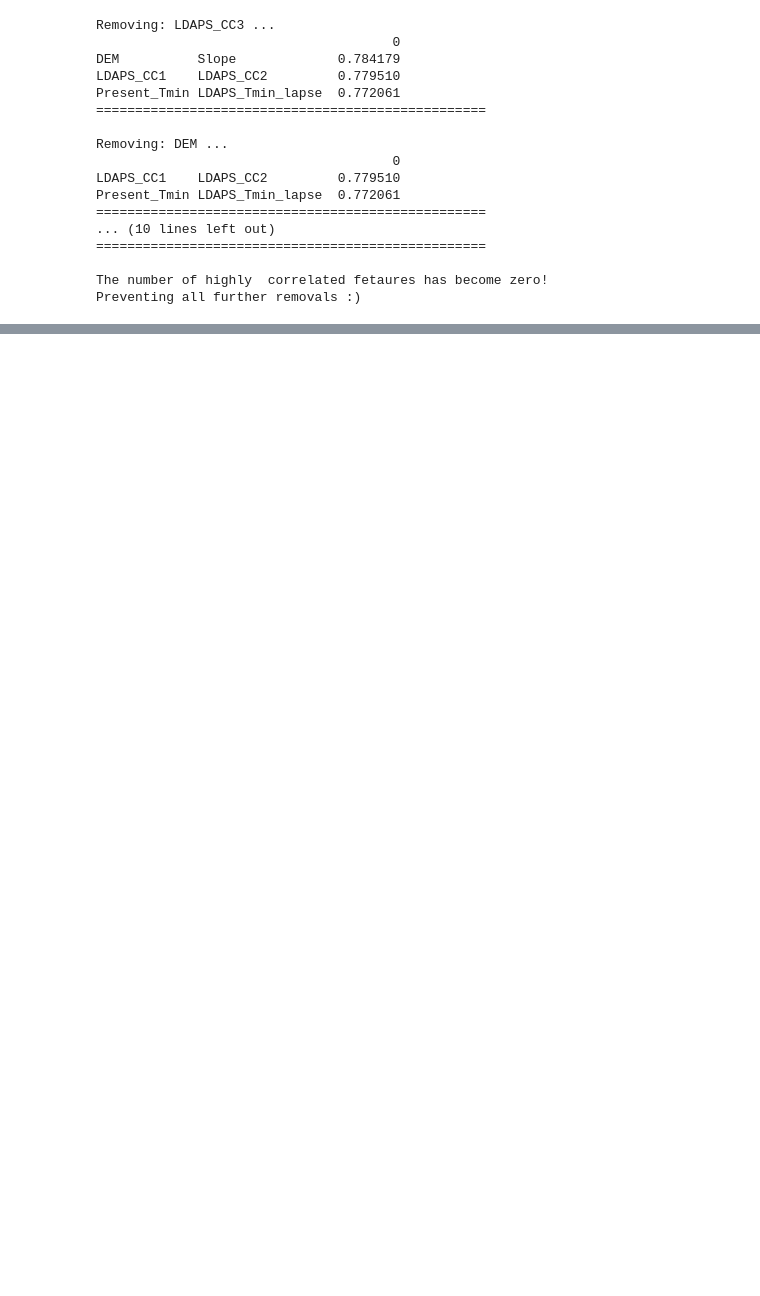
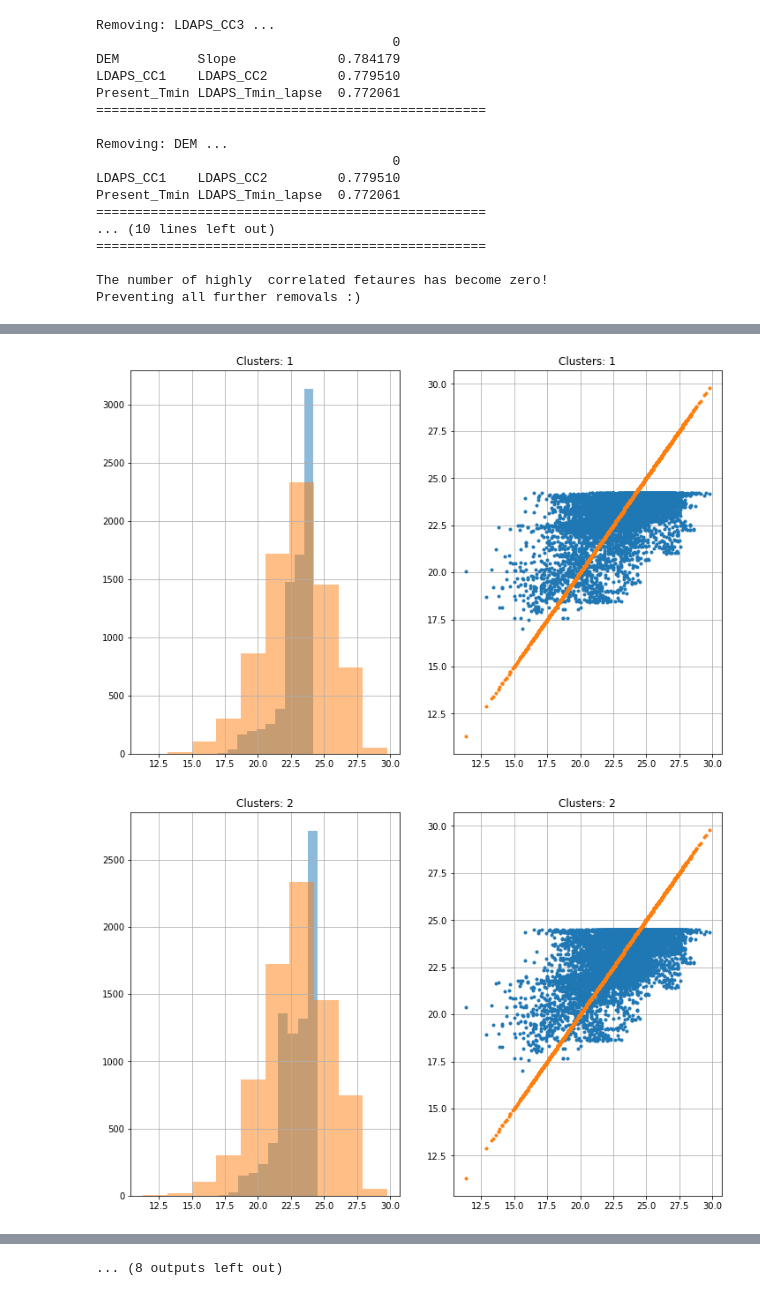
Before and after one commit to sowmyamanojna/CS5691-PRML-Assignments, a Jupyter notebook: assignment1/codes/question_3.ipynb, the cells around one changed output, grey strips where cells are left out. Drawn from its saved outputs; the diff is of its cells as text; code cells hidden in the pictures; blank space fills up the shorter version.

```diff
--- a/assignment1/codes/question_3.ipynb
+++ b/assignment1/codes/question_3.ipynb
@@ -282,0 +263,59 @@ df_sse
+# %%
+from sklearn.cluster import KMeans
+
+num_clusters = [1]
+num_clusters.extend(range(2,10))
+num_clusters.extend(range(15, 31, 5))
+num_clusters.extend(range(40, 101, 10))
+
+sse_list = []
+label_list = []
+cluster_centers_list = []
+error_list = []
+
+for n_clu in num_clusters:
+  kmeans = KMeans(n_clusters=n_clu, random_state=42).fit(df_new.to_numpy())
+  sse_list.append(kmeans.inertia_)
+  label_list.append(kmeans.labels_)
+  cluster_centers_list.append(kmeans.cluster_centers_)
+
+  mean_centers = cluster_centers_list[-1]
+  # print("Mean shape:", mean_centers.shape)
+  corresponding_center = mean_centers[label_list[-1],:]
+
+  X = df_new.to_numpy()
+  distance = np.linalg.norm(X-corresponding_center, axis=1)
+  var = np.var(distance)*distance.size
+
+  phi = np.ones((X.shape[0], 1))
+  for i in range(n_clu):
+    A = X-mean_centers[i,:]
+    # print("A shape:", A.shape)
+    A = np.exp(-np.linalg.norm(X-mean_centers[i,:], axis=1)**2/var)
+    # print("A shape:", A.shape)
+    phi = np.append(phi, np.exp(-np.linalg.norm(X-mean_centers[i,:], axis=1)**2/var).reshape(-1,1), axis=1)
+
+  lmbda = 0
+  W1 = (np.linalg.inv(phi.T @ phi + lmbda*np.identity(phi.shape[1])) @ phi.T) @ df_save["Next_Tmin"]
+  W1 = W1.reshape(-1,1)
+  pred = phi @ W1
+
+  plt.figure(figsize=[12,8])
+  plt.title("Clusters: "+str(n_clu))
+  plt.subplot(1, 2, 1)
+  plt.hist(pred, alpha=0.5)
+  plt.hist(df_save["Next_Tmin"], alpha=0.5)
+  plt.title("Clusters: "+str(n_clu))
+  plt.grid()
+  plt.subplot(1, 2, 2)
+  plt.plot(df_save["Next_Tmin"], pred, ".")
+  plt.plot(df_save["Next_Tmin"], df_save["Next_Tmin"], '.')
+  plt.title("Clusters: "+str(n_clu))
+  plt.grid()
+  plt.show()
+
+  error = np.linalg.norm(df_save["Next_Tmin"].to_numpy().reshape(-1,1)-pred)
+  error_list.append(error)
+# %% [output]
+[figure, added]
+[figure, added]
@@ -283,2 +332,3 @@ df_sse
+... (8 outputs left out)
 # %%
 plt.figure(figsize=[12,8])
```
Also changed, not shown: parts of 8 cells of this notebook.
